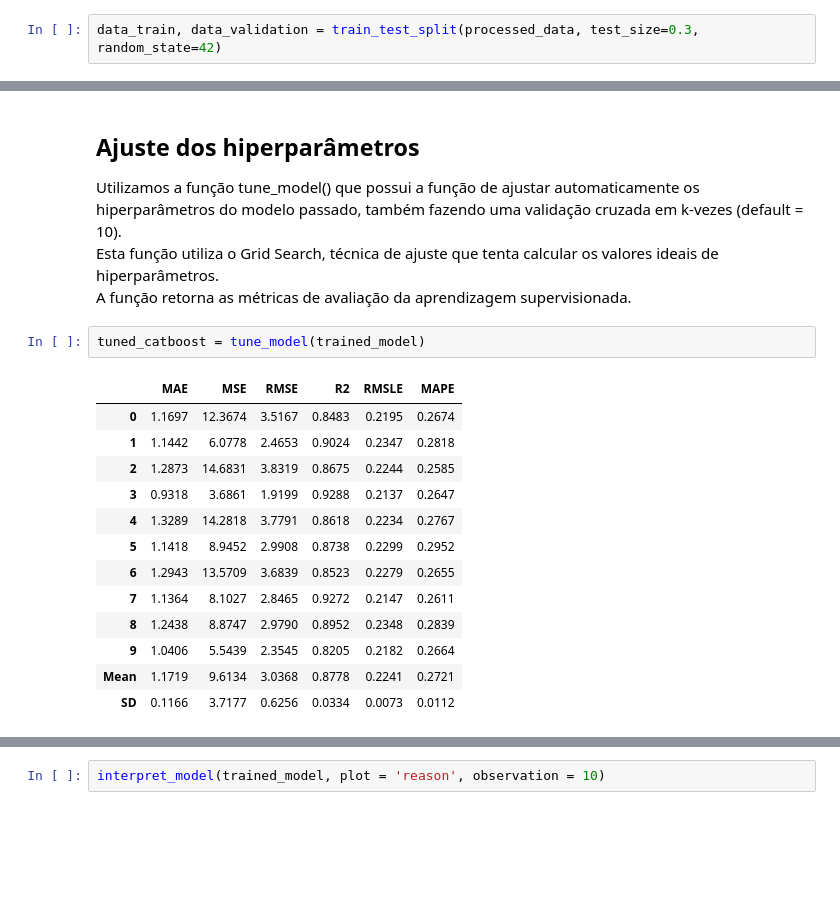
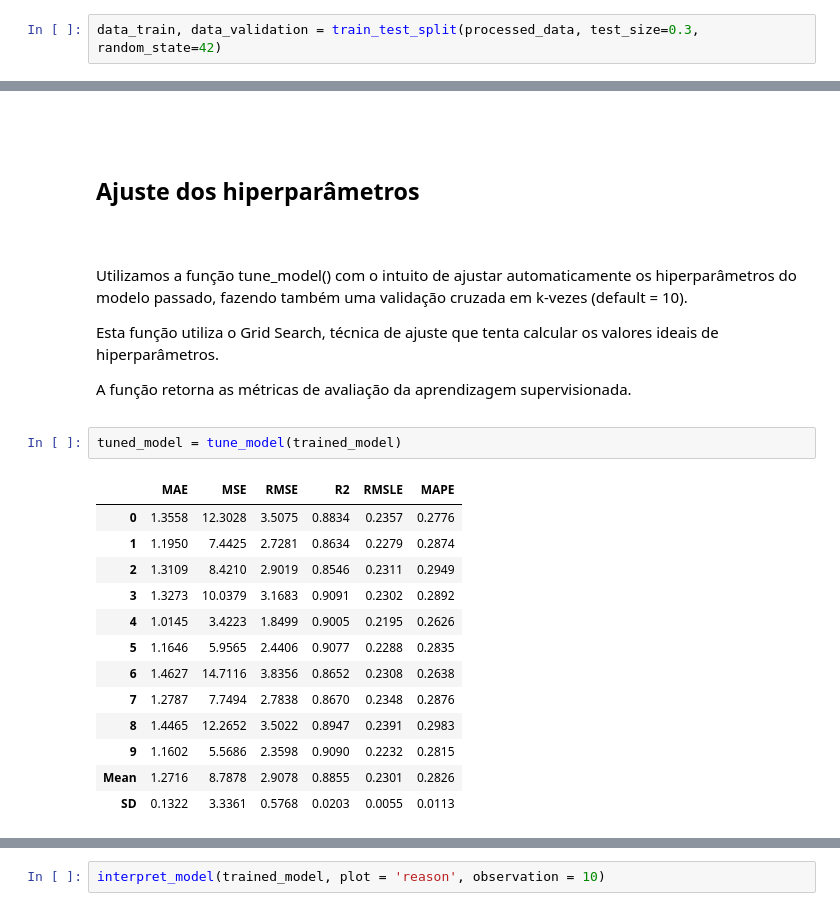
Before and after one commit to edsonpiresnunes/Euroscore, a Jupyter notebook: Euroscore.ipynb, the cells around one changed output, grey strips where cells are left out. Cells and saved outputs as stored; diff of their text form; blank space fills up the shorter version.

```diff
--- a/Euroscore.ipynb
+++ b/Euroscore.ipynb
@@ -279,22 +500,26 @@ trained_model = create_model("catboost")
 # %% [markdown]
+<br><br>
+
 ## Ajuste dos hiperparâmetros
 
-Utilizamos a função tune_model() que possui a função de ajustar automaticamente os hiperparâmetros do modelo passado, também fazendo uma validação cruzada em k-vezes (default = 10).
-<br>Esta função utiliza o Grid Search, técnica de ajuste que tenta calcular os valores ideais de hiperparâmetros.
-<br>A função retorna as métricas de avaliação da aprendizagem supervisionada.
+<br><br>Utilizamos a função tune_model() com o intuito de ajustar automaticamente os hiperparâmetros do modelo passado,  fazendo também uma validação cruzada em k-vezes (default = 10).
+
+<p>Esta função utiliza o Grid Search, técnica de ajuste que tenta calcular os valores ideais de hiperparâmetros.
+
+<p>A função retorna as métricas de avaliação da aprendizagem supervisionada.
 # %%
-tuned_catboost = tune_model(trained_model)
+tuned_model = tune_model(trained_model)
 # %% [output]
 |  | MAE | MSE | RMSE | R2 | RMSLE | MAPE |
-| 0 | 1.1697 | 12.3674 | 3.5167 | 0.8483 | 0.2195 | 0.2674 |
-| 1 | 1.1442 | 6.0778 | 2.4653 | 0.9024 | 0.2347 | 0.2818 |
-| 2 | 1.2873 | 14.6831 | 3.8319 | 0.8675 | 0.2244 | 0.2585 |
-| 3 | 0.9318 | 3.6861 | 1.9199 | 0.9288 | 0.2137 | 0.2647 |
-| 4 | 1.3289 | 14.2818 | 3.7791 | 0.8618 | 0.2234 | 0.2767 |
-| 5 | 1.1418 | 8.9452 | 2.9908 | 0.8738 | 0.2299 | 0.2952 |
-| 6 | 1.2943 | 13.5709 | 3.6839 | 0.8523 | 0.2279 | 0.2655 |
-| 7 | 1.1364 | 8.1027 | 2.8465 | 0.9272 | 0.2147 | 0.2611 |
-| 8 | 1.2438 | 8.8747 | 2.9790 | 0.8952 | 0.2348 | 0.2839 |
-| 9 | 1.0406 | 5.5439 | 2.3545 | 0.8205 | 0.2182 | 0.2664 |
-| Mean | 1.1719 | 9.6134 | 3.0368 | 0.8778 | 0.2241 | 0.2721 |
-| SD | 0.1166 | 3.7177 | 0.6256 | 0.0334 | 0.0073 | 0.0112 |
+| 0 | 1.3558 | 12.3028 | 3.5075 | 0.8834 | 0.2357 | 0.2776 |
+| 1 | 1.1950 | 7.4425 | 2.7281 | 0.8634 | 0.2279 | 0.2874 |
+| 2 | 1.3109 | 8.4210 | 2.9019 | 0.8546 | 0.2311 | 0.2949 |
+| 3 | 1.3273 | 10.0379 | 3.1683 | 0.9091 | 0.2302 | 0.2892 |
+| 4 | 1.0145 | 3.4223 | 1.8499 | 0.9005 | 0.2195 | 0.2626 |
+| 5 | 1.1646 | 5.9565 | 2.4406 | 0.9077 | 0.2288 | 0.2835 |
+| 6 | 1.4627 | 14.7116 | 3.8356 | 0.8652 | 0.2308 | 0.2638 |
+| 7 | 1.2787 | 7.7494 | 2.7838 | 0.8670 | 0.2348 | 0.2876 |
+| 8 | 1.4465 | 12.2652 | 3.5022 | 0.8947 | 0.2391 | 0.2983 |
+| 9 | 1.1602 | 5.5686 | 2.3598 | 0.9090 | 0.2232 | 0.2815 |
+| Mean | 1.2716 | 8.7878 | 2.9078 | 0.8855 | 0.2301 | 0.2826 |
+| SD | 0.1322 | 3.3361 | 0.5768 | 0.0203 | 0.0055 | 0.0113 |
```
Also changed, not shown: parts of 64 cells of this notebook.
